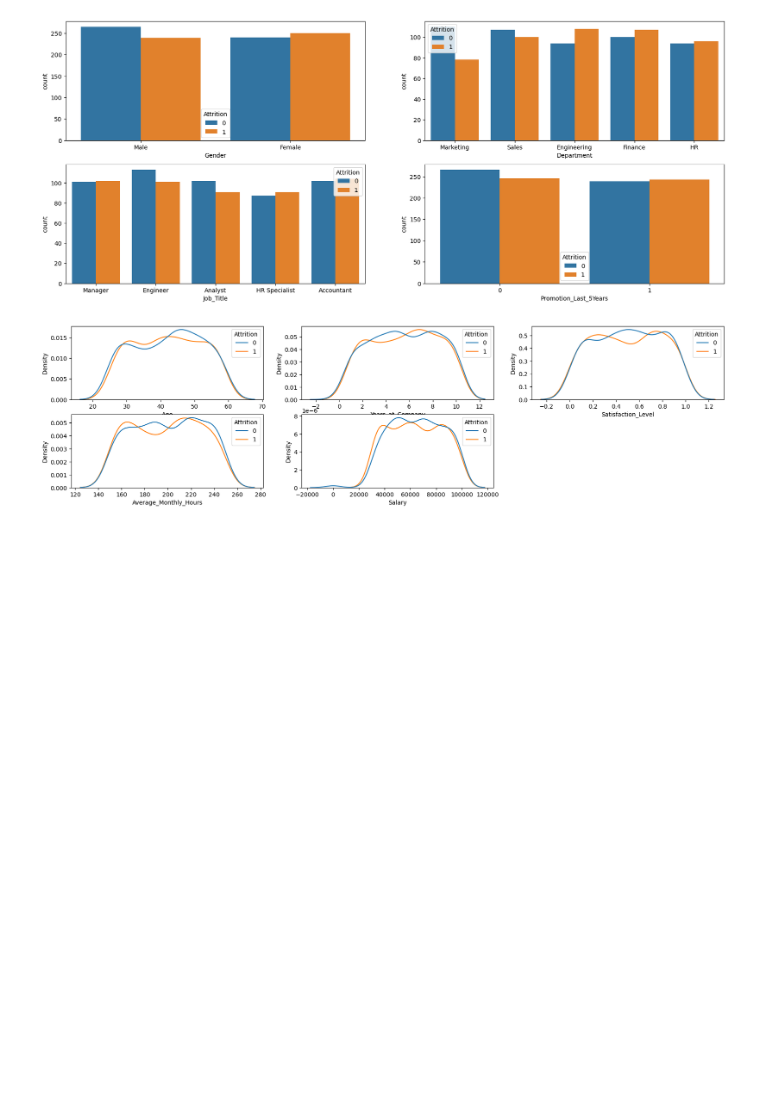
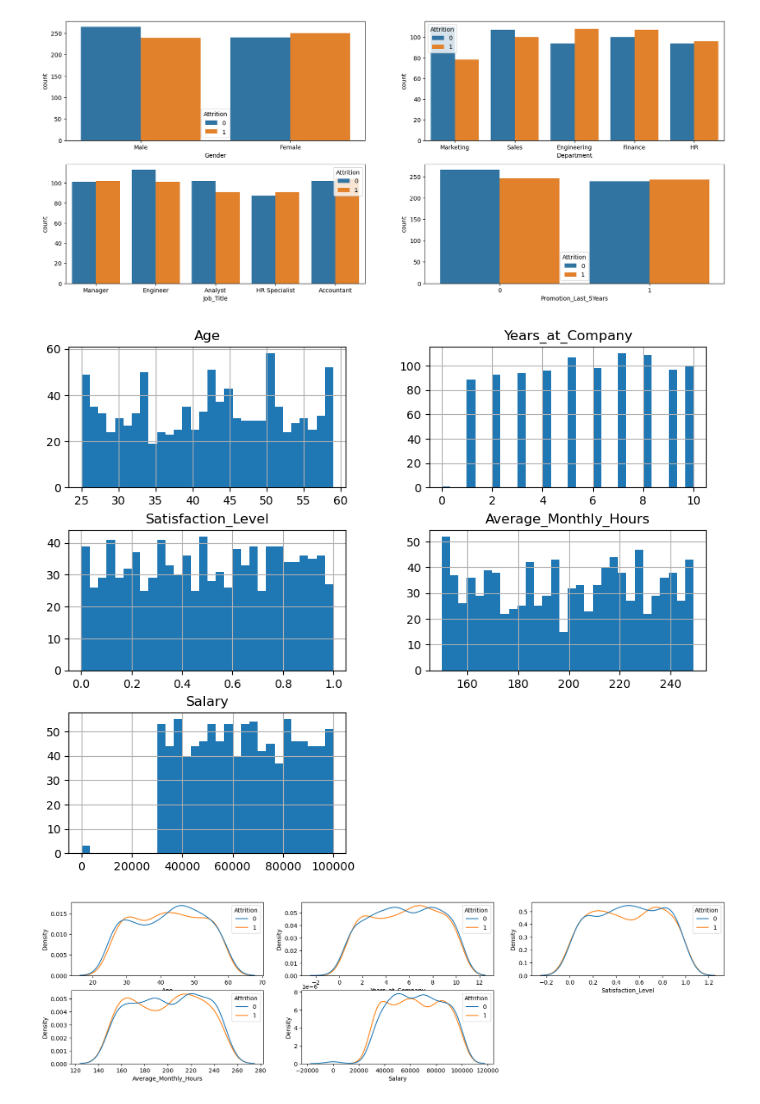
Before and after one commit to elissamim/attrition, a Jupyter notebook: notebooks/attrition_classification.ipynb, the cells around one changed output. Cells and saved outputs as stored; diff of their text form; code cells hidden in the pictures; blank space fills up the shorter version.

```diff
--- a/notebooks/attrition_classification.ipynb
+++ b/notebooks/attrition_classification.ipynb
@@ -293,6 +293,10 @@ for i, col in enumerate(categorical_columns):
                  hue="Attrition")
 # %% [output]
 [figure]
+# %%
+_ = df_attrition[numerical_columns].hist(figsize=(10, 8), bins=30)
+# %% [output]
+[figure, added]
 # %%
 fig, axes = plt.subplots(2, 3, figsize=(20, 5))
 axes[1,2].remove()
```
Also changed, not shown: parts of 2 cells of this notebook.
